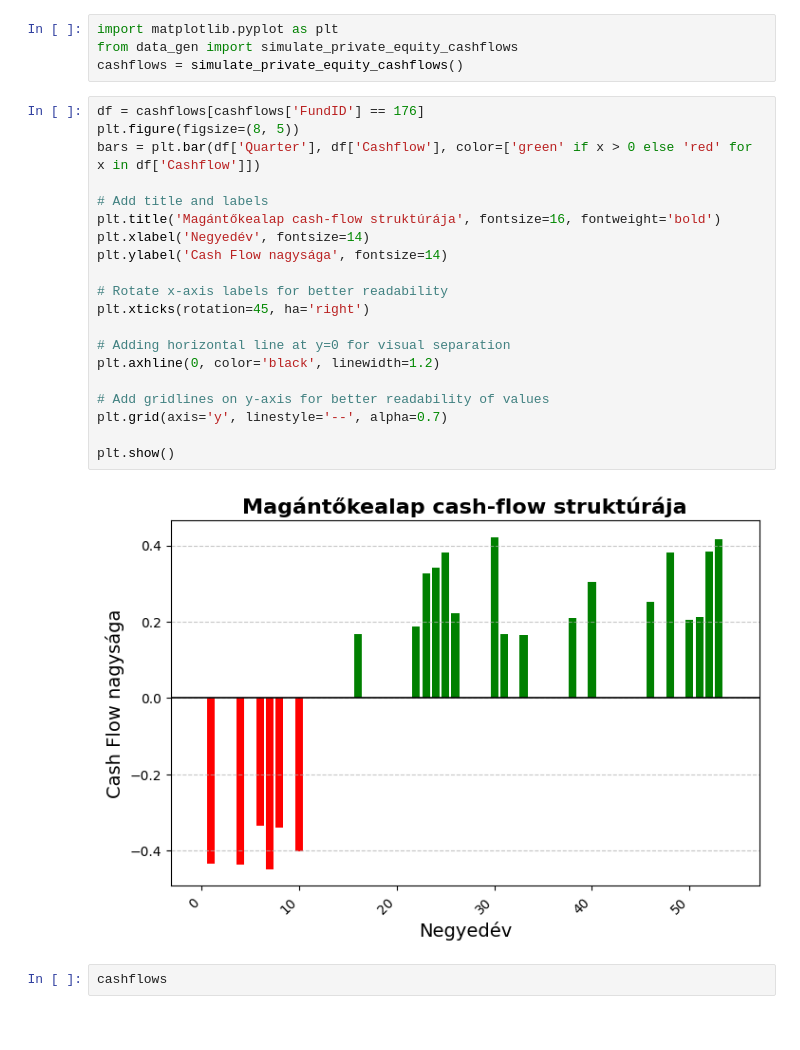
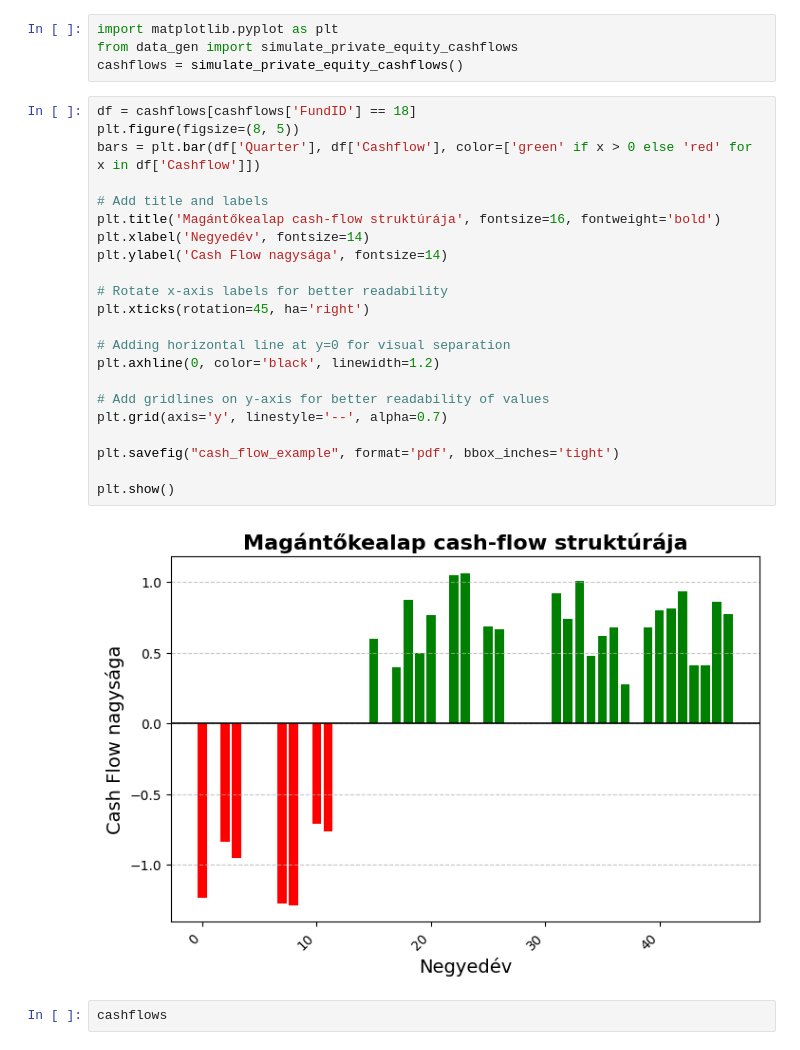
Before and after one commit to kelali01/szakdolgozat, a Jupyter notebook: data_generation.ipynb, the cells around one changed output. Saved outputs shown, nothing was run; the diff lists cells and outputs as text.

```diff
--- a/data_generation.ipynb
+++ b/data_generation.ipynb
@@ -7,27 +7,29 @@ import matplotlib.pyplot as plt
 from data_gen import simulate_private_equity_cashflows
 cashflows = simulate_private_equity_cashflows()
 # %%
-df = cashflows[cashflows['FundID'] == 176]
+df = cashflows[cashflows['FundID'] == 18]
 plt.figure(figsize=(8, 5))
 bars = plt.bar(df['Quarter'], df['Cashflow'], color=['green' if x > 0 else 'red' for x in df['Cashflow']])
 
 # Add title and labels
 plt.title('Magántőkealap cash-flow struktúrája', fontsize=16, fontweight='bold')
 plt.xlabel('Negyedév', fontsize=14)
 plt.ylabel('Cash Flow nagysága', fontsize=14)
 
 # Rotate x-axis labels for better readability
 plt.xticks(rotation=45, ha='right')
 
 # Adding horizontal line at y=0 for visual separation
 plt.axhline(0, color='black', linewidth=1.2)
 
 # Add gridlines on y-axis for better readability of values
 plt.grid(axis='y', linestyle='--', alpha=0.7)
 
+plt.savefig("cash_flow_example", format='pdf', bbox_inches='tight')
+
 plt.show()
 # %% [output]
-[figure, old version]
+[figure, new version]
 # %%
 cashflows
 # %% [output]
```
Also changed, not shown: 11 other files.
